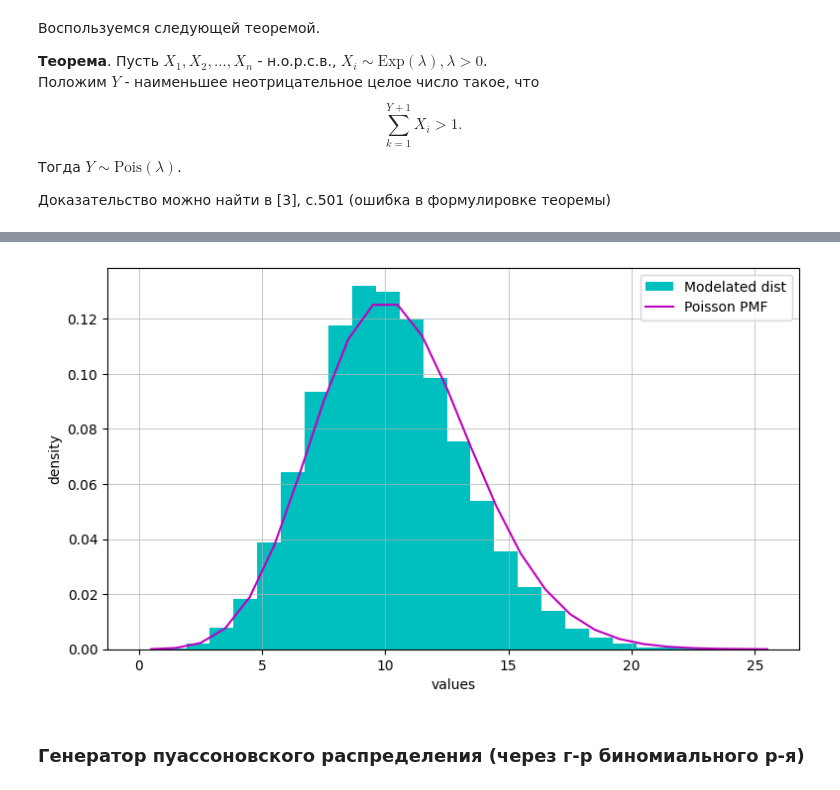
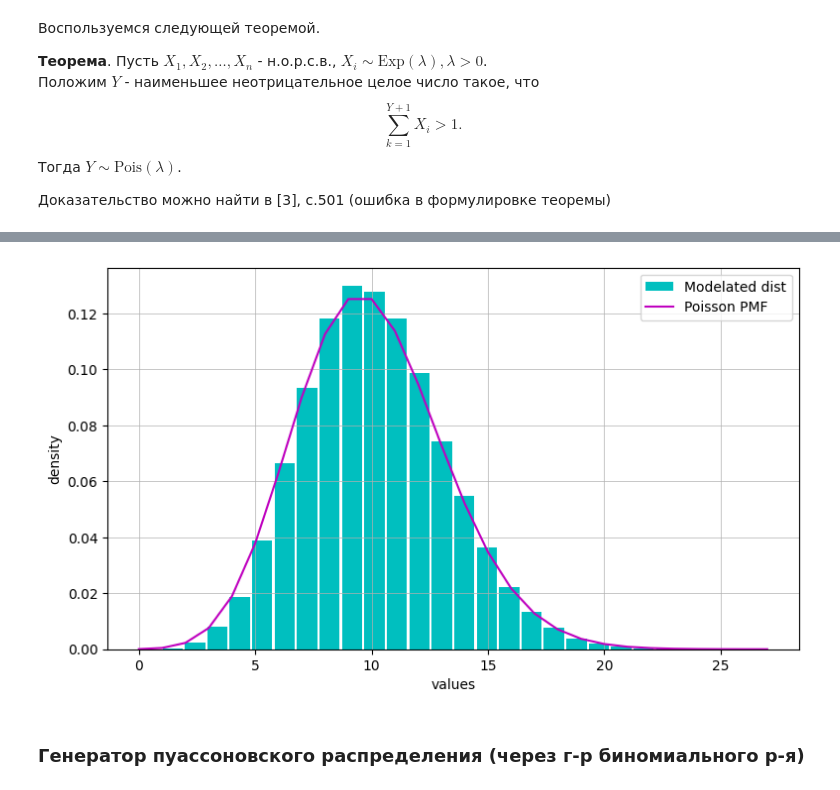
Before and after one commit to arinenn/stochastic_practicum, a Jupyter notebook: stochastic_practicum_first.ipynb, the cells around one changed output, grey strips where cells are left out. Cells and saved outputs as stored; diff of their text form; code cells hidden in the pictures.

```diff
--- a/stochastic_practicum_first.ipynb
+++ b/stochastic_practicum_first.ipynb
@@ -901,20 +903,20 @@ print(sample_poisson.mean(), sample_poisson.var())
 # %%
 n_bins = np.unique(sample_poisson).shape[0]
+grid = np.arange(0, n_bins)
 
 fig = plt.figure(figsize=(9,5))
 ax = plt.axes()
 ax.grid('minor', linewidth=0.5)
 
-ax.hist(sample_poisson, bins=n_bins, density=True, label='Modelated dist', color='c')
-grid = np.arange(0, n_bins)
-ax.plot(grid+0.5, poisson.pmf(grid, mu=L), color='m', label='Poisson PMF')
+ax.hist(sample_poisson, bins=n_bins, density=True, rwidth=0.9, label='Modelated dist', color='c')
+ax.plot(grid, poisson.pmf(grid, mu=L), color='m', label='Poisson PMF')
 
 plt.ylabel('density')
 plt.xlabel('values')
 plt.legend()
 plt.show()
 # %% [output]
-[figure, old version]
+[figure, new version]
 # %% [markdown]
 ### Генератор пуассоновского распределения (через г-р биномиального р-я)
 # %% [markdown]
```
Also changed, not shown: parts of 26 cells of this notebook.
